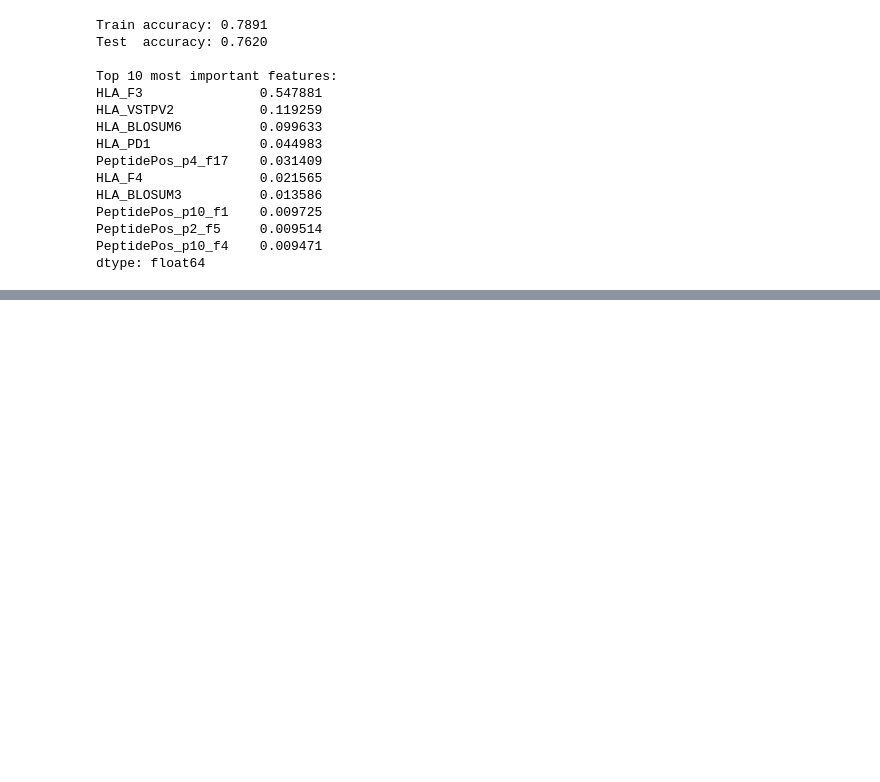
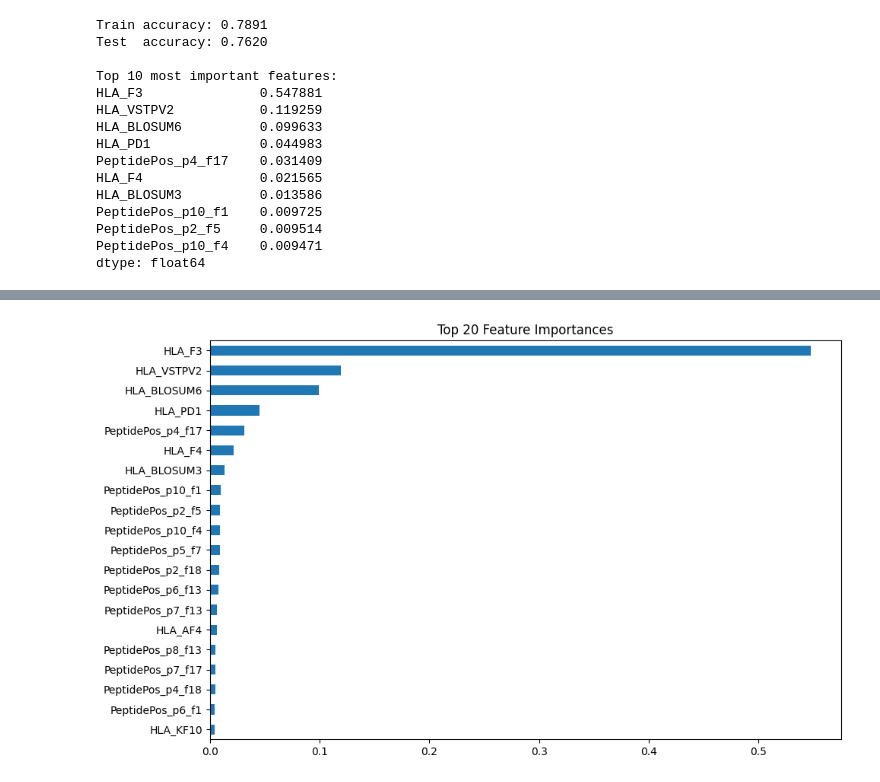
Before and after one commit to nikitarjsh/PIPER, a Jupyter notebook: src/decision-tree.ipynb, the cells around one changed output, grey strips where cells are left out. Cells and saved outputs as stored; diff of their text form; code cells hidden in the pictures; blank space fills up the shorter version.

```diff
--- a/src/decision-tree.ipynb
+++ b/src/decision-tree.ipynb
@@ -277,0 +358,9 @@ dtype: float64
+# %%
+importances = cart.feature_importances()
+importances.head(20).plot(kind="barh", figsize=(10, 6))
+plt.gca().invert_yaxis()
+plt.title("Top 20 Feature Importances")
+plt.tight_layout()
+plt.show()
+# %% [output]
+[figure, added]
```
Also changed, not shown: parts of 9 cells of this notebook.
